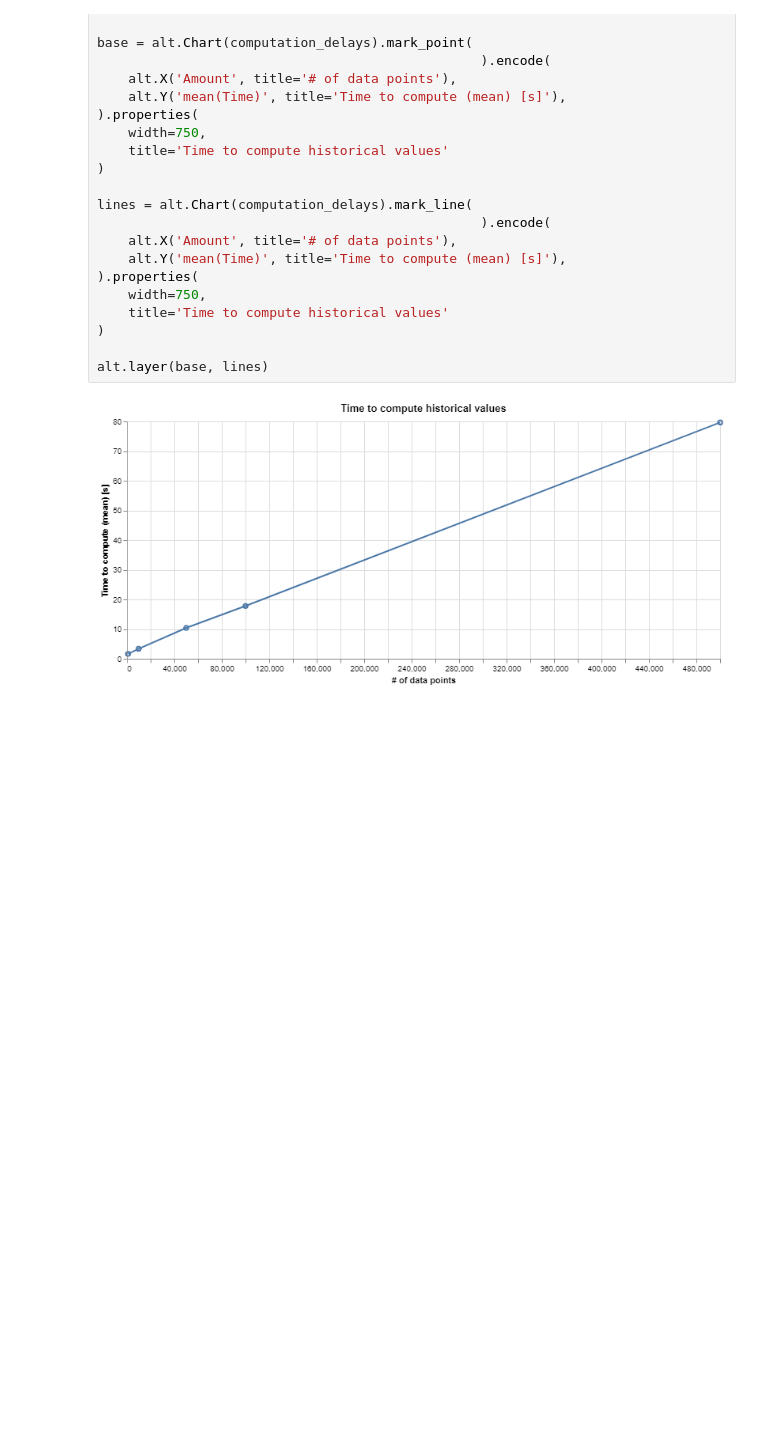
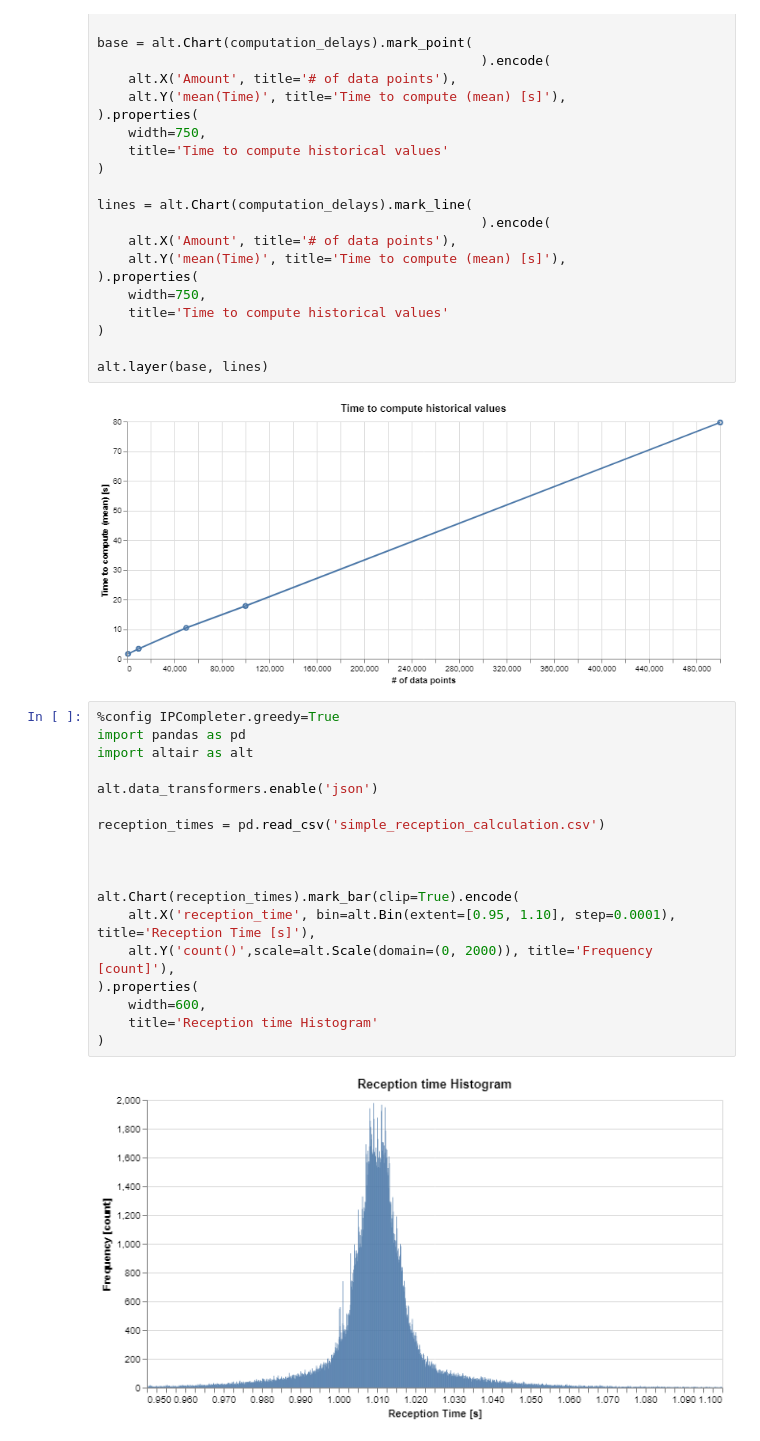
Before and after one commit to emiljohansen/IoT-F20-Project, a Jupyter notebook: evalutation/plotting/Notebook.ipynb, the cells around one changed output. Cells and saved outputs as stored; diff of their text form; blank space fills up the shorter version.

Commit message:
cloud plotting and calculations

```diff
--- a/evalutation/plotting/Notebook.ipynb
+++ b/evalutation/plotting/Notebook.ipynb
@@ -141,3 +141,23 @@ lines = alt.Chart(computation_delays).mark_line(
 alt.layer(base, lines)
 # %% [output]
 [figure]
+# %%
+%config IPCompleter.greedy=True
+import pandas as pd
+import altair as alt
+
+alt.data_transformers.enable('json')
+
+reception_times = pd.read_csv('simple_reception_calculation.csv')
+
+
+
+alt.Chart(reception_times).mark_bar(clip=True).encode(
+    alt.X('reception_time', bin=alt.Bin(extent=[0.95, 1.10], step=0.0001), title='Reception Time [s]'),
+    alt.Y('count()',scale=alt.Scale(domain=(0, 2000)), title='Frequency [count]'),
+).properties(
+    width=600,
+    title='Reception time Histogram'
+)
+# %% [output]
+[figure, added]
```
Also changed, not shown: parts of 1 cell of this notebook, 8 other files.
